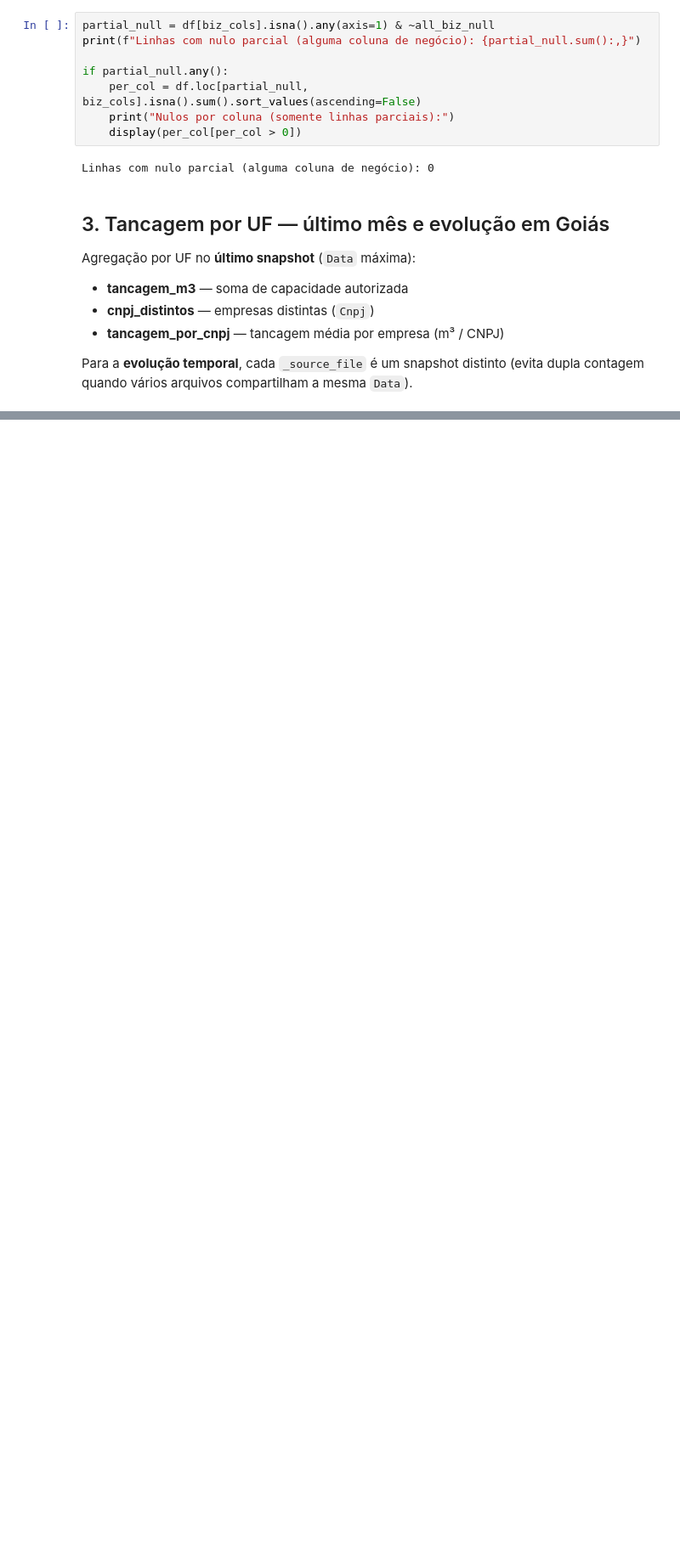
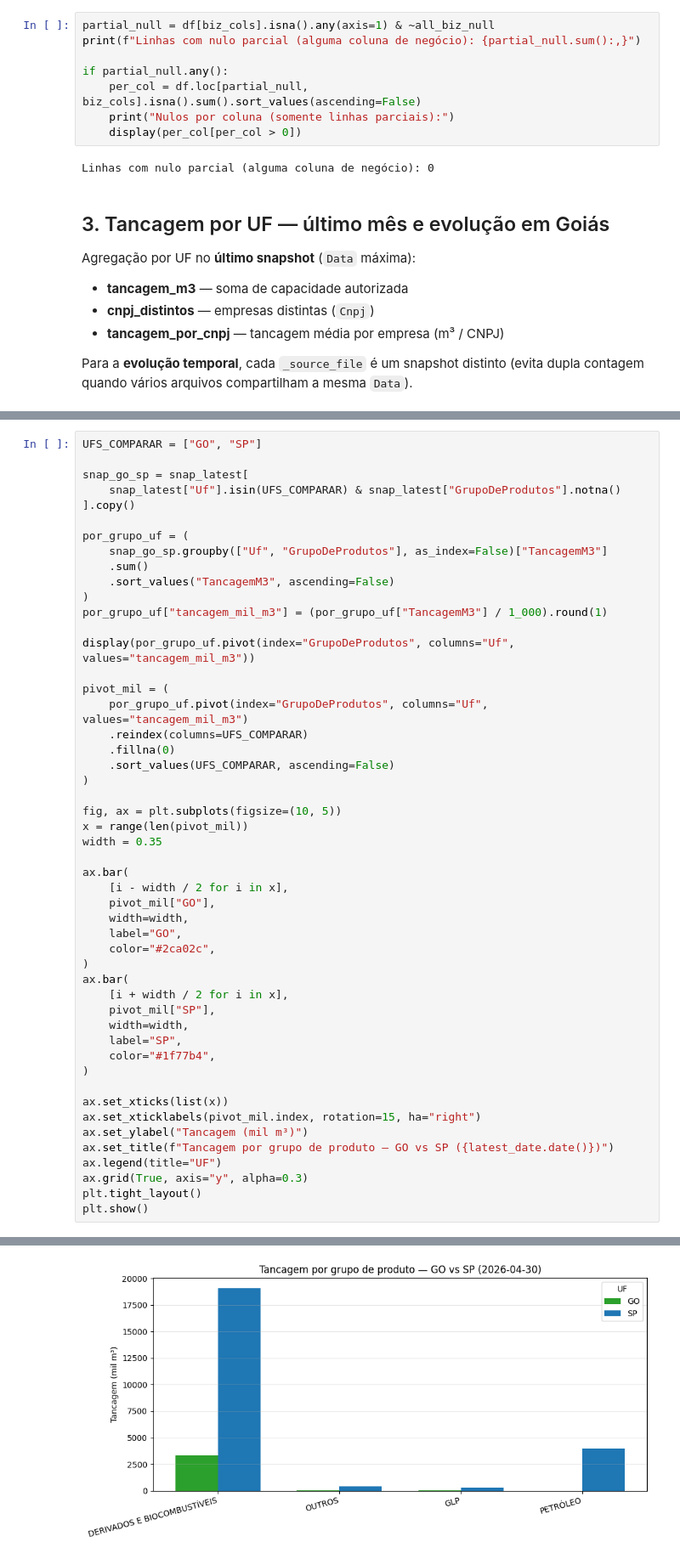
Before and after one commit to GabrielTrentino/anp-fuel-analytics, a Jupyter notebook: estudos/tancagem-abastecimento/notebooks/02_estrutura_trusted.ipynb, the cells around one changed output, grey strips where cells are left out. Shown at 85% size. Drawn from its saved outputs; the diff is of its cells as text; blank space fills up the shorter version.

```diff
--- a/estudos/tancagem-abastecimento/notebooks/02_estrutura_trusted.ipynb
+++ b/estudos/tancagem-abastecimento/notebooks/02_estrutura_trusted.ipynb
@@ -332,0 +320,51 @@ ImportError: matplotlib is required for plotting when the default backend "matpl
+# %%
+UFS_COMPARAR = ["GO", "SP"]
+
+snap_go_sp = snap_latest[
+    snap_latest["Uf"].isin(UFS_COMPARAR) & snap_latest["GrupoDeProdutos"].notna()
+].copy()
+
+por_grupo_uf = (
+    snap_go_sp.groupby(["Uf", "GrupoDeProdutos"], as_index=False)["TancagemM3"]
+    .sum()
+    .sort_values("TancagemM3", ascending=False)
+)
+por_grupo_uf["tancagem_mil_m3"] = (por_grupo_uf["TancagemM3"] / 1_000).round(1)
+
+display(por_grupo_uf.pivot(index="GrupoDeProdutos", columns="Uf", values="tancagem_mil_m3"))
+
+pivot_mil = (
+    por_grupo_uf.pivot(index="GrupoDeProdutos", columns="Uf", values="tancagem_mil_m3")
+    .reindex(columns=UFS_COMPARAR)
+    .fillna(0)
+    .sort_values(UFS_COMPARAR, ascending=False)
+)
+
+fig, ax = plt.subplots(figsize=(10, 5))
+x = range(len(pivot_mil))
+width = 0.35
+
+ax.bar(
+    [i - width / 2 for i in x],
+    pivot_mil["GO"],
+    width=width,
+    label="GO",
+    color="#2ca02c",
+)
+ax.bar(
+    [i + width / 2 for i in x],
+    pivot_mil["SP"],
+    width=width,
+    label="SP",
+    color="#1f77b4",
+)
+
+ax.set_xticks(list(x))
+ax.set_xticklabels(pivot_mil.index, rotation=15, ha="right")
+ax.set_ylabel("Tancagem (mil m³)")
+ax.set_title(f"Tancagem por grupo de produto — GO vs SP ({latest_date.date()})")
+ax.legend(title="UF")
+ax.grid(True, axis="y", alpha=0.3)
+plt.tight_layout()
+plt.show()
+# %% [output]
@@ -332,0 +377 @@ ImportError: matplotlib is required for plotting when the default backend "matpl
+[figure, added]
```
Also changed, not shown: parts of 6 cells of this notebook.
